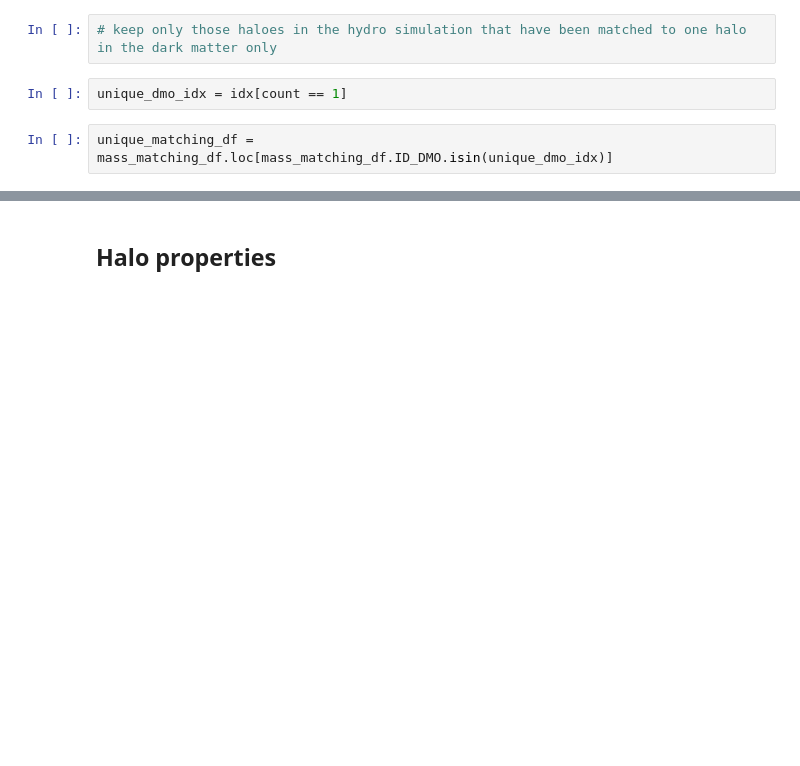
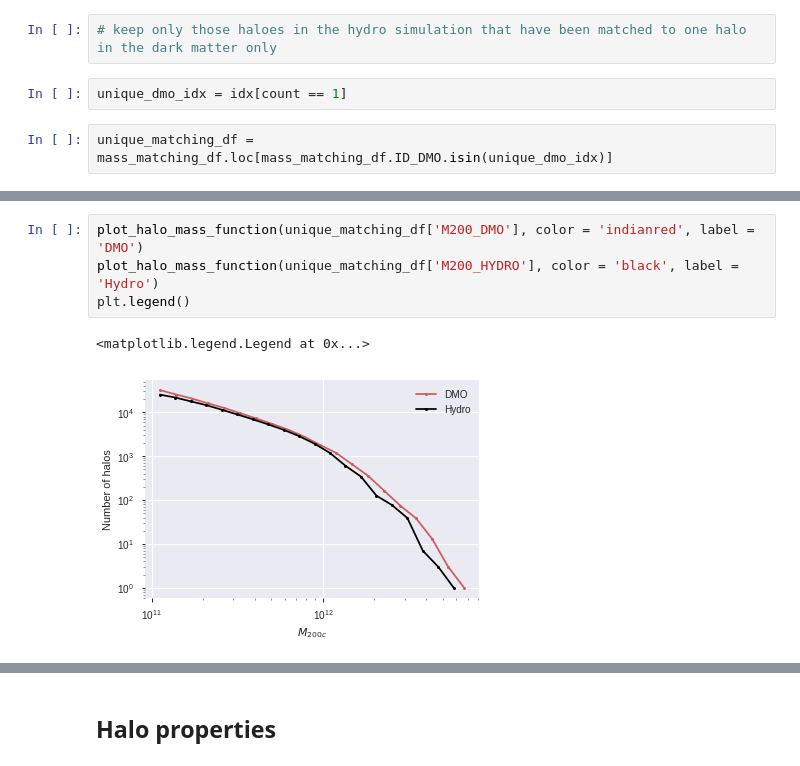
Before and after one commit to florpi/GraphCosmologyNetwork, a Jupyter notebook: exploration/data_exploration.ipynb, the cells around one changed output, grey strips where cells are left out. Cells and saved outputs as stored; diff of their text form; blank space fills up the shorter version.

```diff
--- a/exploration/data_exploration.ipynb
+++ b/exploration/data_exploration.ipynb
@@ -107,0 +116,7 @@ unique_matching_df = mass_matching_df.loc[mass_matching_df.ID_DMO.isin(unique_dm
+# %%
+plot_halo_mass_function(unique_matching_df['M200_DMO'], color = 'indianred', label = 'DMO')
+plot_halo_mass_function(unique_matching_df['M200_HYDRO'], color = 'black', label = 'Hydro')
+plt.legend()
+# %% [output]
+<matplotlib.legend.Legend at 0x...>
+[figure, added]
```
Also changed, not shown: parts of 15 cells of this notebook, 1 other file.
